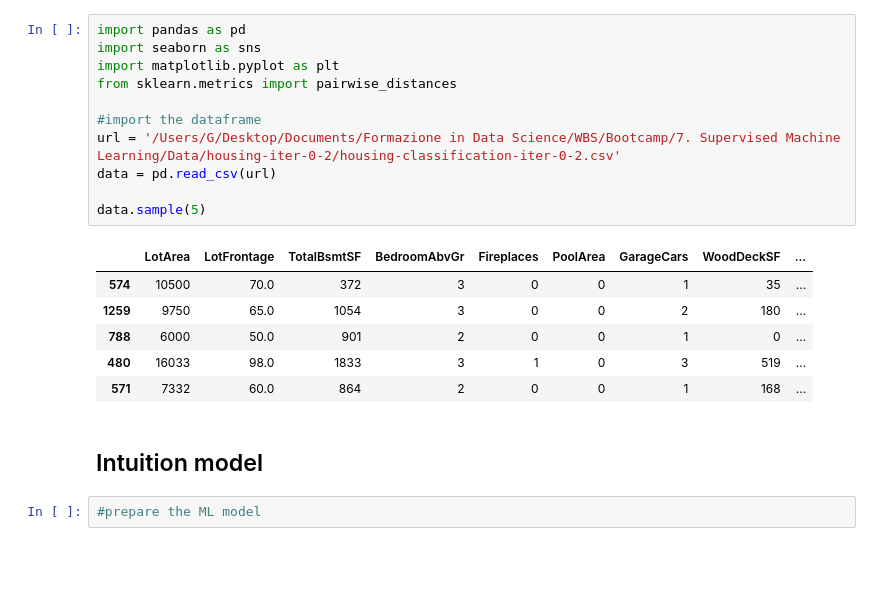
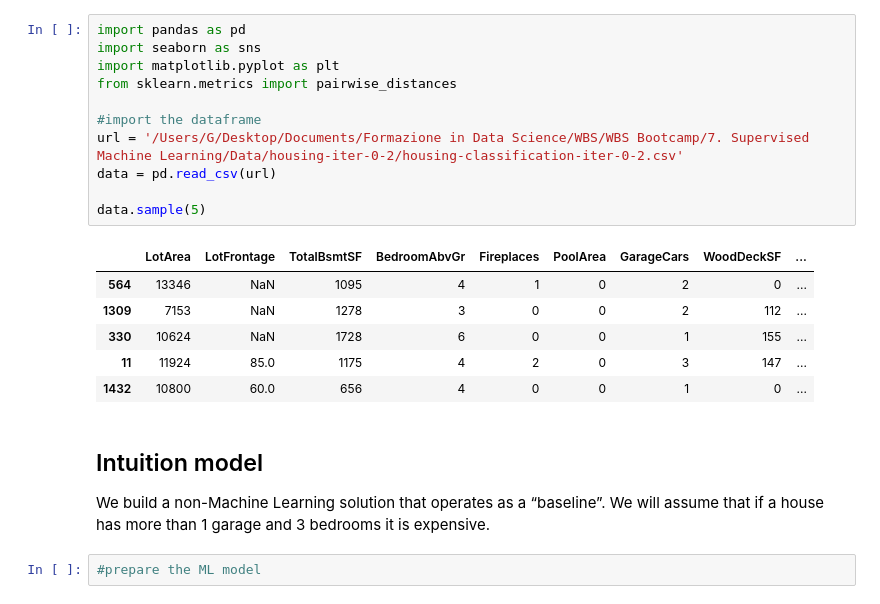
Before and after one commit to ginkof/Data-Science-Portfolio, a Jupyter notebook: Machine Learning/Classification & Regression/Predicting Housing Prices/Classification/1_Model_housing.ipynb, the cells around one changed output. Cells and saved outputs as stored; diff of their text form; blank space fills up the shorter version.

```diff
--- a/Machine Learning/Classification & Regression/Predicting Housing Prices/Classification/1_Model_housing.ipynb
+++ b/Machine Learning/Classification & Regression/Predicting Housing Prices/Classification/1_Model_housing.ipynb
@@ -1,23 +1,26 @@
 # %%
 import pandas as pd
 import seaborn as sns
 import matplotlib.pyplot as plt
 from sklearn.metrics import pairwise_distances
 
 #import the dataframe
-url = '/Users/G/Desktop/Documents/Formazione in Data Science/WBS/Bootcamp/7. Supervised Machine Learning/Data/housing-iter-0-2/housing-classification-iter-0-2.csv'
+url = '/Users/G/Desktop/Documents/Formazione in Data Science/WBS/WBS Bootcamp/7. Supervised Machine Learning/Data/housing-iter-0-2/housing-classification-iter-0-2.csv'
 data = pd.read_csv(url)
 
 data.sample(5)
 # %% [output]
 |  | LotArea | LotFrontage | TotalBsmtSF | BedroomAbvGr | Fireplaces | PoolArea | GarageCars | WoodDeckSF | ... |
-| 574 | 10500 | 70.0 | 372 | 3 | 0 | 0 | 1 | 35 | ... |
-| 1259 | 9750 | 65.0 | 1054 | 3 | 0 | 0 | 2 | 180 | ... |
-| 788 | 6000 | 50.0 | 901 | 2 | 0 | 0 | 1 | 0 | ... |
-| 480 | 16033 | 98.0 | 1833 | 3 | 1 | 0 | 3 | 519 | ... |
-| 571 | 7332 | 60.0 | 864 | 2 | 0 | 0 | 1 | 168 | ... |
+| 564 | 13346 | NaN | 1095 | 4 | 1 | 0 | 2 | 0 | ... |
+| 1309 | 7153 | NaN | 1278 | 3 | 0 | 0 | 2 | 112 | ... |
+| 330 | 10624 | NaN | 1728 | 6 | 0 | 0 | 1 | 155 | ... |
+| 11 | 11924 | 85.0 | 1175 | 4 | 2 | 0 | 3 | 147 | ... |
+| 1432 | 10800 | 60.0 | 656 | 4 | 0 | 0 | 1 | 0 | ... |
-# %% [markdown]
-## Intuition model
+# %% [markdown]
+## Intuition model
+
+We build a non-Machine Learning solution that operates as a “baseline”.
+We will assume that if a house has more than 1 garage and 3 bedrooms it is expensive.
 # %%
 #prepare the ML model
 # %%
```
Also changed, not shown: parts of 4 cells of this notebook.
